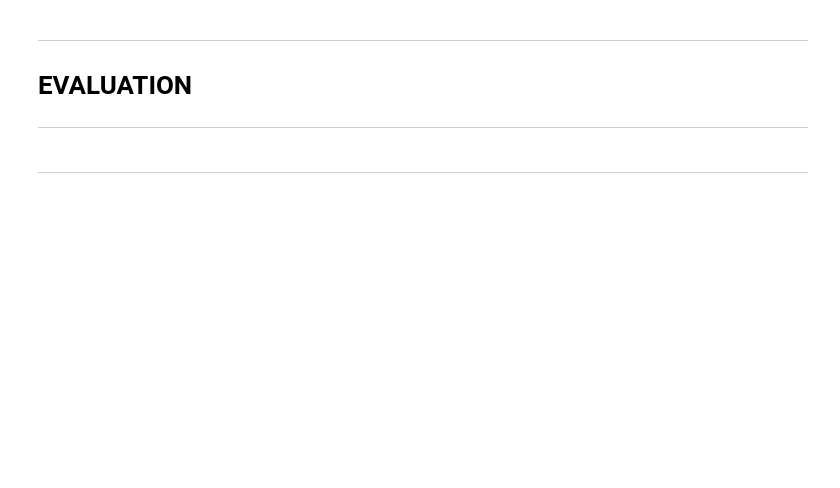
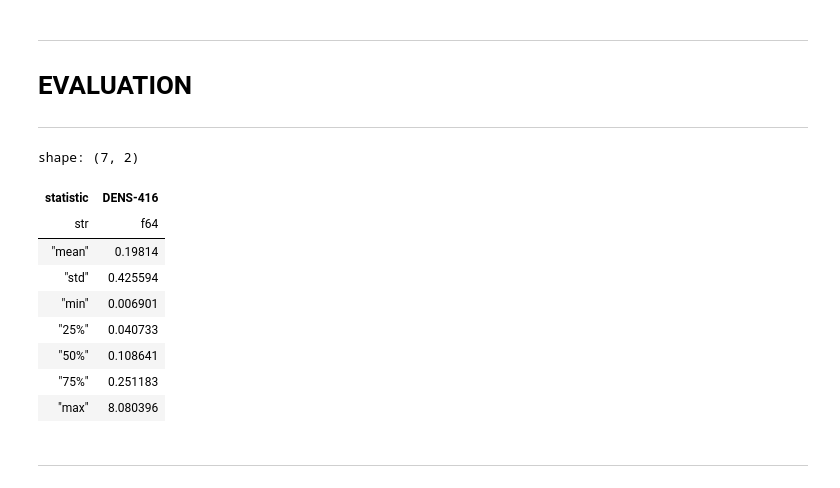
Before and after one commit to joachxm/kaggle, a Jupyter notebook: store-sales/store-sales.ipynb, the cells around one changed output. Cells and saved outputs as stored; diff of their text form; code cells hidden in the pictures; blank space fills up the shorter version.

```diff
--- a/store-sales/store-sales.ipynb
+++ b/store-sales/store-sales.ipynb
@@ -874,2 +860,56 @@ def predict(model: tf.keras.Model, key: str, input_length: int) -> pl.DataFrame:
+# %%
+def predict(
+    model: tf.keras.Model, keys: Iterable[tuple[int, str]], input_length: int
+) -> pl.DataFrame:
+    """Predicts the target values for the given keys."""
+
+    inputs = [make_inputs(key, input_length) for key in keys]
+
+    # batch the inputs with the key as batch dimension
+    x_win = tf.concat([inp[0] for inp in inputs], axis=0)
+    y_m = tf.concat([inp[1] for inp in inputs], axis=0)
+
+    # predict and remove the 'features' dimension -> (keys, TARGET_LENGTH)
+    pred = tf.squeeze(model([x_win, y_m]))
+
+    # make a dataframe where each column is a key - need to convert the key to string
+    pred_df = pl.DataFrame(pred.numpy(), schema=[str(key) for key in keys])
+
+    return pred_df
+# %%
+def compute_losses(
+    model: tf.keras.Model, keys: Iterable[tuple[int, str]], input_length: int
+) -> pl.DataFrame:
+    """Predicts the targets for the given keys and evaluates the predictions agains the target values."""
+
+    preds = predict(model, keys, input_length)
+
+    loss_df = pl.DataFrame(
+        {
+            str(key): LOSS(
+                preds[str(key)], dataframes[key].tail(TARGET_LENGTH)["sales"]
+            )
+            for key in keys
+        }
+    )
+
+    return loss_df
+# %%
+# compute statistics for our DENS model
+
+model = tf.keras.models.load_model("models/DENS-416.keras")
+loss_df = compute_losses(model, dataframes.keys(), 64)
+loss_df.transpose().describe()[2:].rename({"column_0": model.name})
+# %% [output]
+shape: (7, 2)
+| statistic | DENS-416 |
+| str | f64 |
+| "mean" | 0.19814 |
+| "std" | 0.425594 |
+| "min" | 0.006901 |
+| "25%" | 0.040733 |
+| "50%" | 0.108641 |
+| "75%" | 0.251183 |
+| "max" | 8.080396 |
 # %% [markdown]
 ---
```
Also changed, not shown: parts of 29 cells of this notebook, 3 other files.
